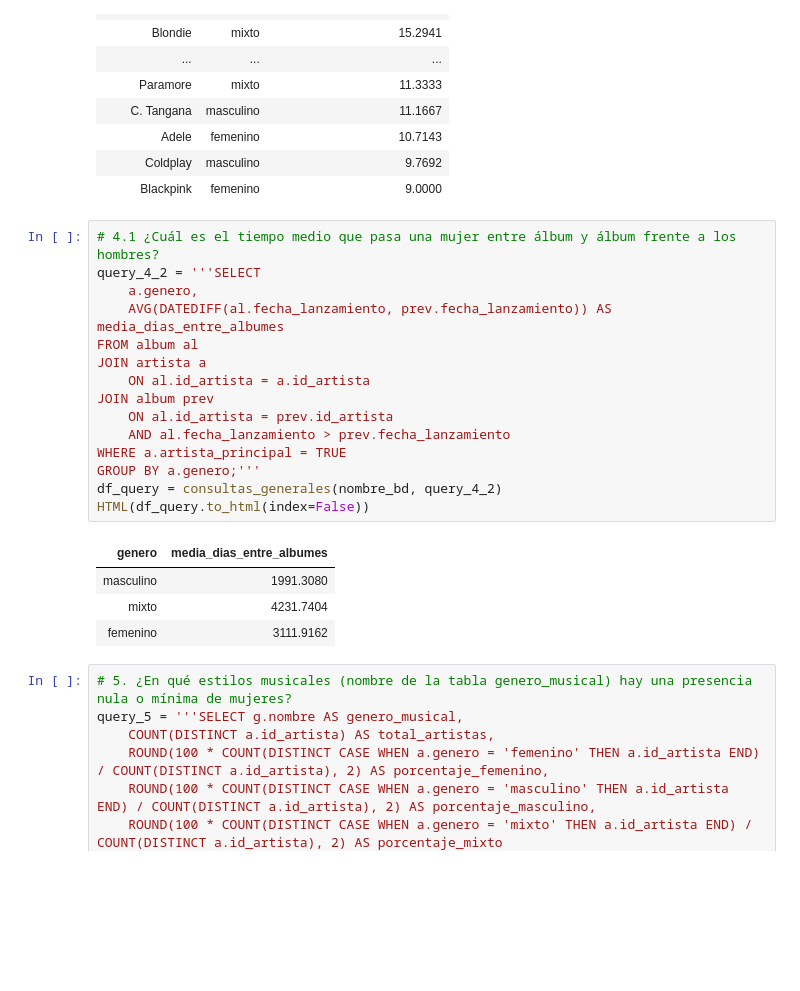
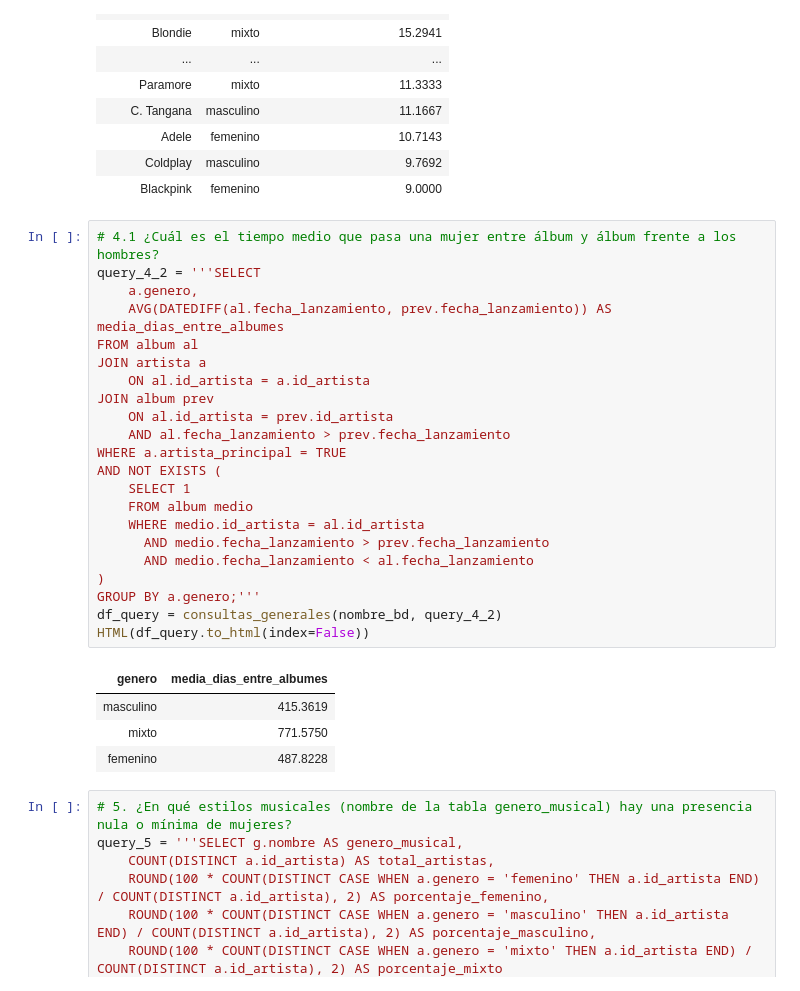
Before and after one commit to Adalab/proyecto-da-promo-67-modulo2-team-1, a Jupyter notebook: Extraccion_datos_apis.ipynb, the cells around one changed output. Saved outputs shown, nothing was run; the diff lists cells and outputs as text; blank space fills up the shorter version.

```diff
--- a/Extraccion_datos_apis.ipynb
+++ b/Extraccion_datos_apis.ipynb
@@ -889,23 +890,30 @@ HTML(df_query.to_html(index=False))
 # %%
 # 4.1 ¿Cuál es el tiempo medio que pasa una mujer entre álbum y álbum frente a los hombres?
 query_4_2 = '''SELECT
     a.genero,
     AVG(DATEDIFF(al.fecha_lanzamiento, prev.fecha_lanzamiento)) AS media_dias_entre_albumes
 FROM album al
 JOIN artista a
     ON al.id_artista = a.id_artista
 JOIN album prev
     ON al.id_artista = prev.id_artista
     AND al.fecha_lanzamiento > prev.fecha_lanzamiento
 WHERE a.artista_principal = TRUE
+AND NOT EXISTS (
+    SELECT 1
+    FROM album medio
+    WHERE medio.id_artista = al.id_artista
+      AND medio.fecha_lanzamiento > prev.fecha_lanzamiento
+      AND medio.fecha_lanzamiento < al.fecha_lanzamiento
+)
 GROUP BY a.genero;'''
 df_query = consultas_generales(nombre_bd, query_4_2)
 HTML(df_query.to_html(index=False))
 # %% [output]
 | genero | media_dias_entre_albumes |
-| masculino | 1991.3080 |
-| mixto | 4231.7404 |
-| femenino | 3111.9162 |
+| masculino | 415.3619 |
+| mixto | 771.5750 |
+| femenino | 487.8228 |
 # %%
 # 5. ¿En qué estilos musicales (nombre de la tabla genero_musical) hay una presencia nula o mínima de mujeres?
 query_5 = '''SELECT g.nombre AS genero_musical,
```
Also changed, not shown: parts of 4 cells of this notebook, 1 other file.
